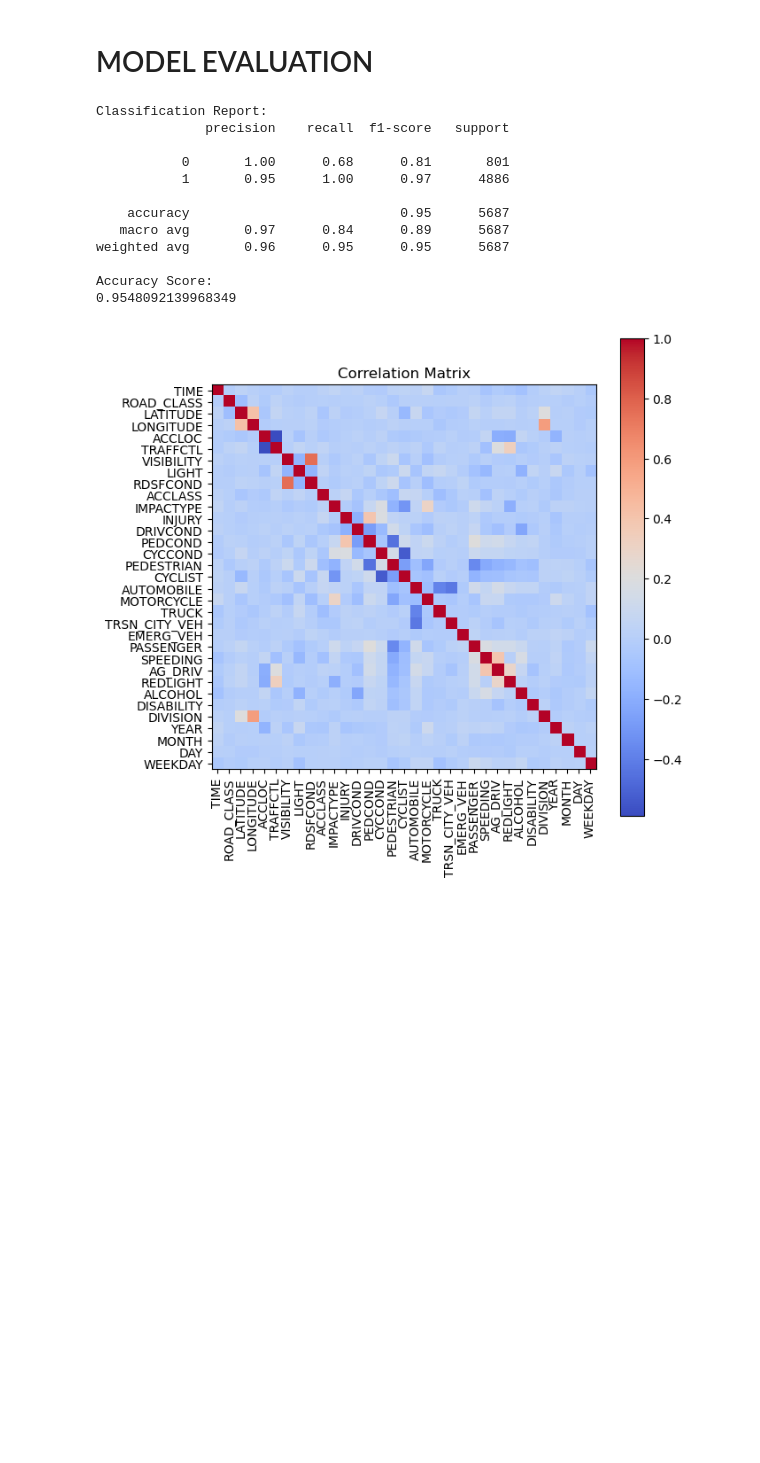
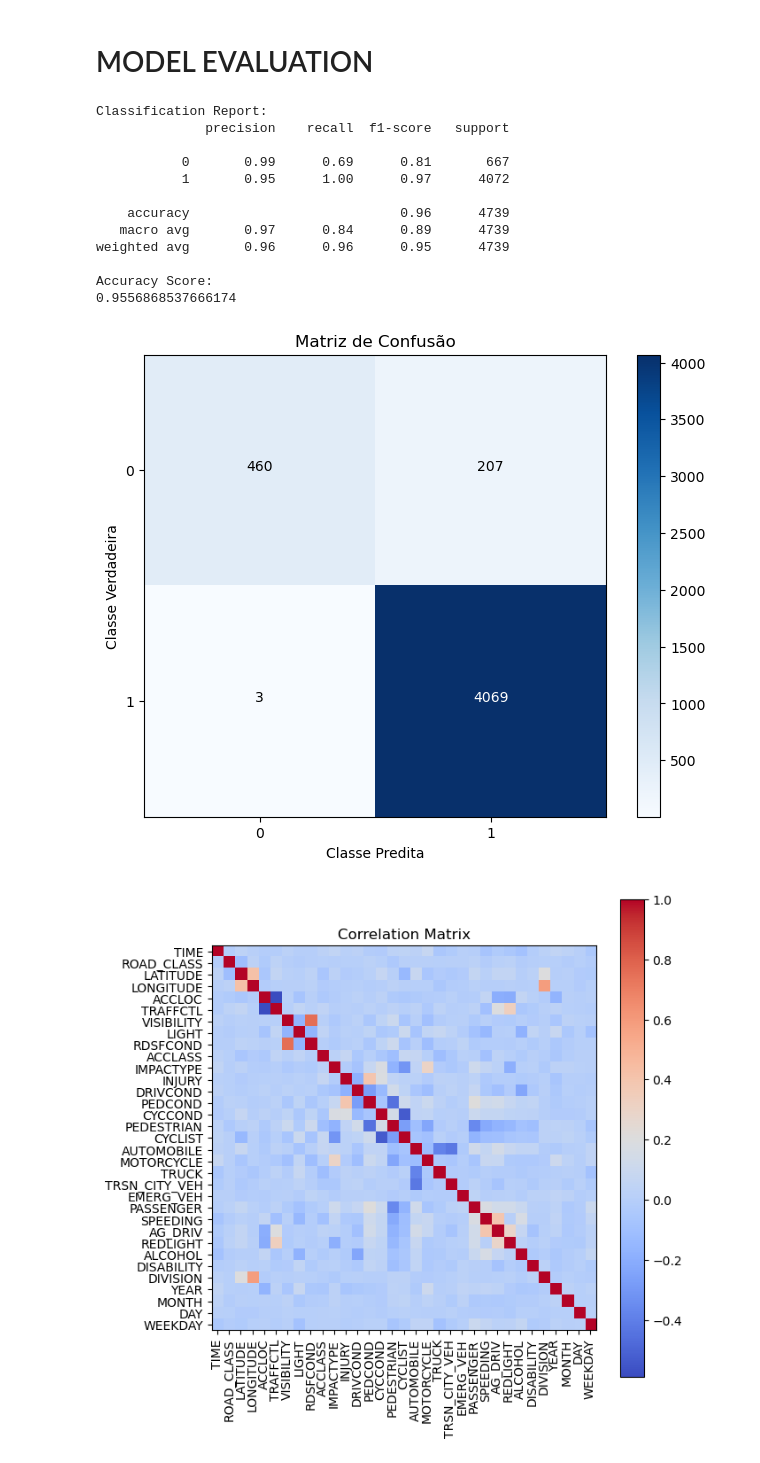
Before and after one commit to jdacenca/toronto-accident-prediction, a Jupyter notebook: Random_Forest/sample.ipynb, the cells around one changed output. Drawn from its saved outputs; the diff is of its cells as text; code cells hidden in the pictures; blank space fills up the shorter version.

Commit message:
Random Forest Model

```diff
--- a/Random_Forest/sample.ipynb
+++ b/Random_Forest/sample.ipynb
@@ -98,7 +98,7 @@ X = features
 y = target
 
 X_train, X_test, y_train, y_test = train_test_split(
-    X, y, test_size=0.3, random_state=42, stratify=y
+    X, y, test_size=0.25, random_state=37, stratify=y
 )
 
 rf = RandomForestClassifier(
@@ -123,15 +123,42 @@ print(accuracy_score(y_test, y_pred))
 Classification Report:
               precision    recall  f1-score   support
 
-           0       1.00      0.68      0.81       801
-           1       0.95      1.00      0.97      4886
+           0       0.99      0.69      0.81       667
+           1       0.95      1.00      0.97      4072
 
-    accuracy                           0.95      5687
-   macro avg       0.97      0.84      0.89      5687
-weighted avg       0.96      0.95      0.95      5687
+    accuracy                           0.96      4739
+   macro avg       0.97      0.84      0.89      4739
+weighted avg       0.96      0.96      0.95      4739
 
 Accuracy Score:
-0.9548092139968349
+0.9556868537666174
+# %%
+from sklearn.metrics import confusion_matrix
+
+# Calcula a matriz de confusão
+cm = confusion_matrix(y_test, y_pred)
+
+plt.figure(figsize=(8, 6))
+plt.imshow(cm, interpolation='nearest', cmap=plt.cm.Blues)
+plt.title("Matriz de Confusão")
+plt.colorbar()
+tick_marks = range(len(set(y_test)))
+plt.xticks(tick_marks, tick_marks)
+plt.yticks(tick_marks, tick_marks)
+
+# Adiciona os valores em cada célula
+thresh = cm.max() / 2.
+for i in range(cm.shape[0]):
+    for j in range(cm.shape[1]):
+        plt.text(j, i, format(cm[i, j], 'd'),
+                 horizontalalignment="center",
+                 color="white" if cm[i, j] > thresh else "black")
+
+plt.ylabel('Classe Verdadeira')
+plt.xlabel('Classe Predita')
+plt.show()
+# %% [output]
+[figure, added]
 # %%
 # Calcula a matriz de correlação
 correlation_matrix = df.corr()
```
